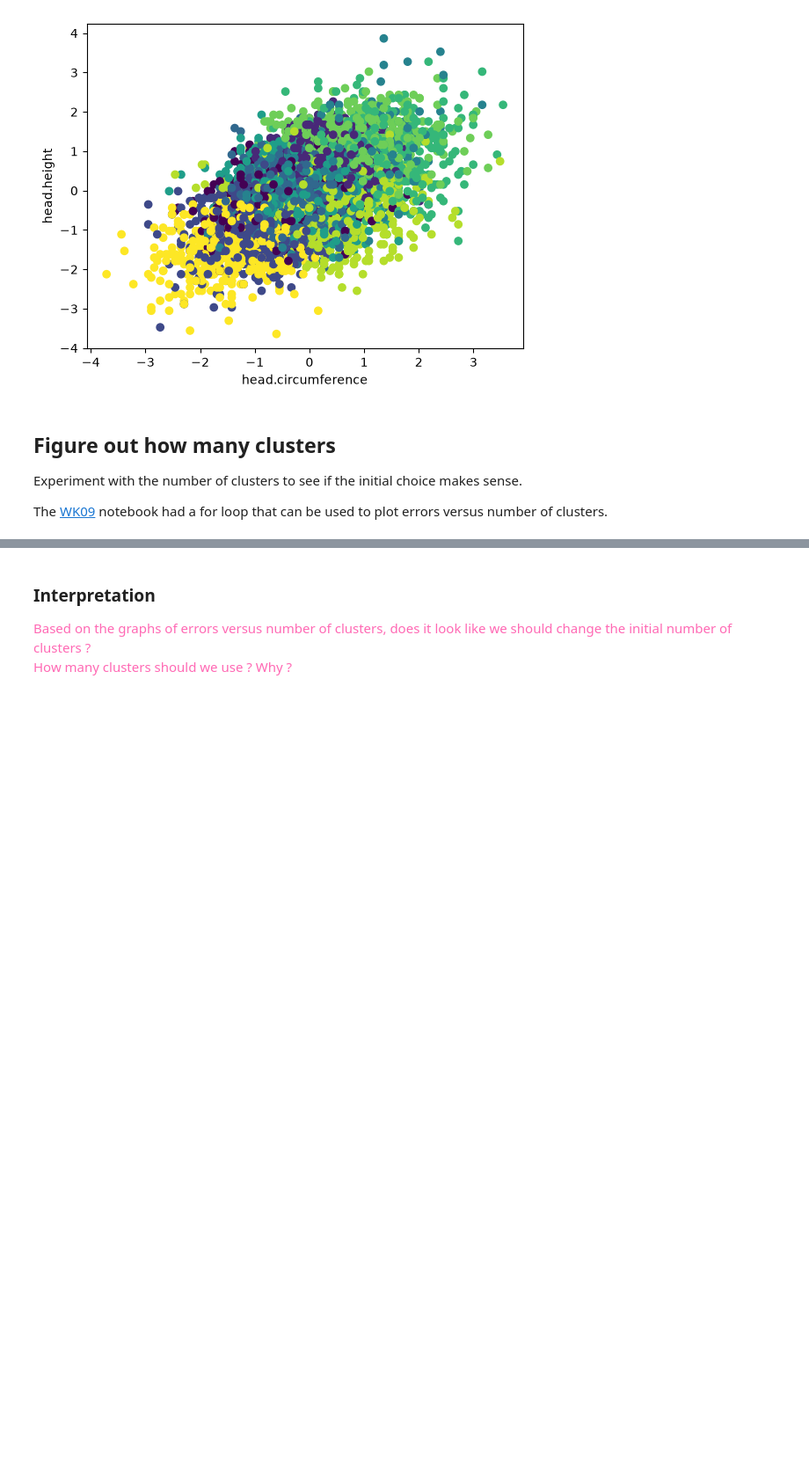
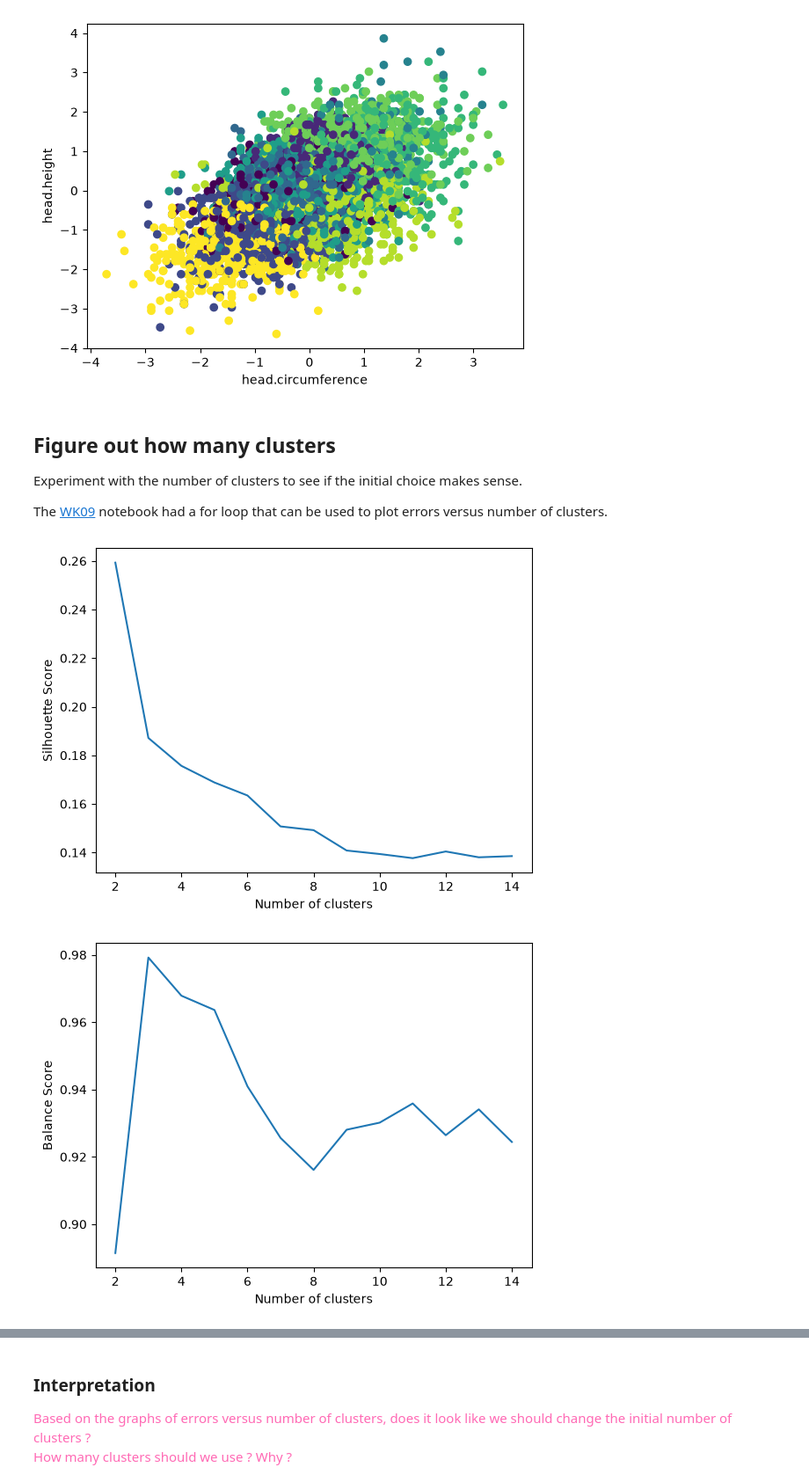
Before and after one commit to AI-and-Machine-Learning-Fall-2026/Homework09, a Jupyter notebook: Homework09.ipynb, the cells around one changed output, grey strips where cells are left out. Shown at 88% size. Drawn from its saved outputs; the diff is of its cells as text; code cells hidden in the pictures; blank space fills up the shorter version.

```diff
--- a/Homework09.ipynb
+++ b/Homework09.ipynb
@@ -191,0 +190,35 @@ The [WK09](https://github.com/PSAM-5020-2026F-A/WK09) notebook had a for loop th
+# %%
+## Plot errors and pick how many cluster
+cluster_counts = range(2, 15)
+
+balance_scores = []
+silhouette_scores = []
+distance_scores = []
+
+# My Note: Try cluster numbers range from 2 to 14, and calculate 3 different scores for each number of clusters.
+# My Note: I tried to make cluster numbers range from 1-14, but the output went wrong.
+for num_clusters in cluster_counts:
+    test_model = KMeans(n_clusters = num_clusters)
+    test_predicted = test_model.fit_predict(ansur_features)
+    balance_scores.append(balance_score(test_predicted))
+    silhouette_scores.append(silhouette_score(ansur_features, test_predicted))
+    distance_scores.append(distance_score(ansur_features, test_predicted))
+
+# My Note: Then plot the data
+plt.plot(cluster_counts,silhouette_scores)
+plt.xlabel("Number of clusters")
+plt.ylabel("Silhouette Score")
+plt.show()
+
+plt.plot(cluster_counts,balance_scores)
+plt.xlabel("Number of clusters")
+plt.ylabel("Balance Score")
+plt.show()
+
+plt.plot(cluster_counts,distance_scores)
+plt.xlabel("Number of clusters")
+plt.ylabel("Distance Score")
+plt.show()
+# %% [output]
+[figure, added]
+[figure, added]
```
Also changed, not shown: parts of 2 cells of this notebook.
